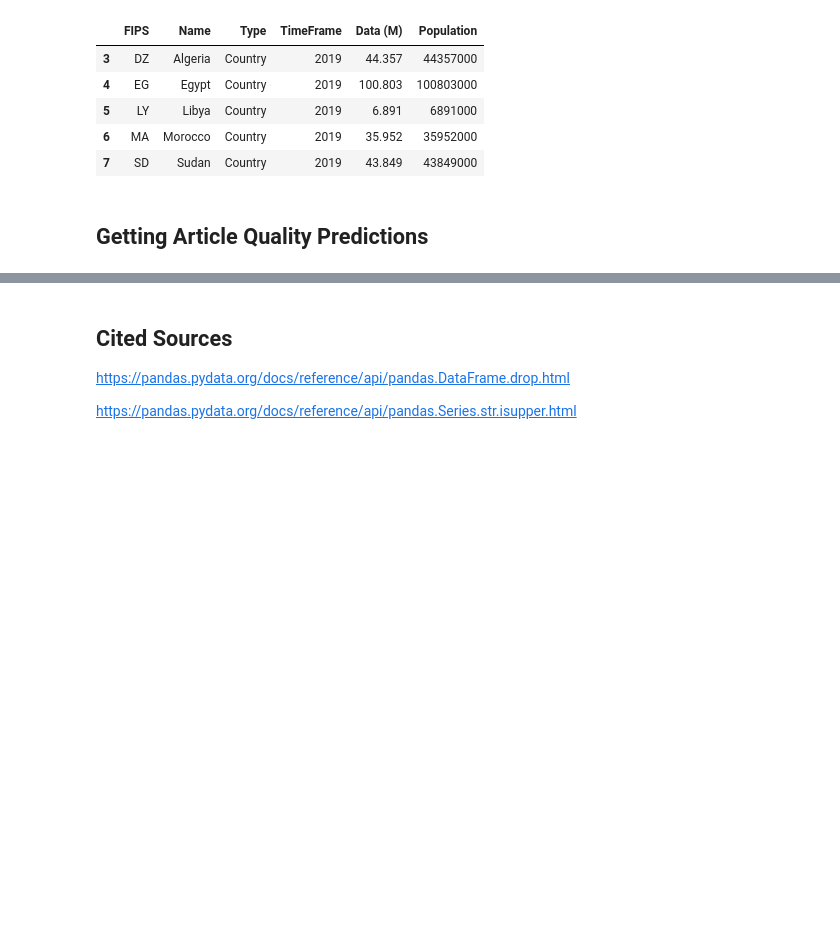
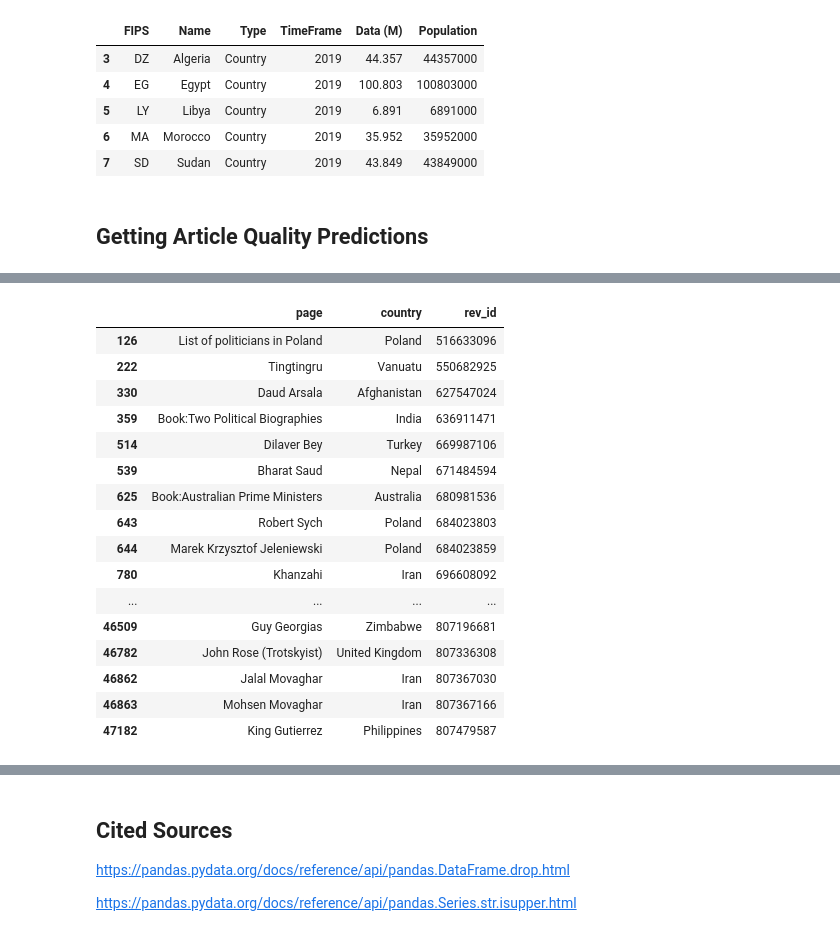
Before and after one commit to aaliyahfiala42/data-512-a2, a Jupyter notebook: hcds-a2-bias.ipynb, the cells around one changed output, grey strips where cells are left out. Saved outputs shown, nothing was run; the diff lists cells and outputs as text; code cells hidden in the pictures; blank space fills up the shorter version.

```diff
--- a/hcds-a2-bias.ipynb
+++ b/hcds-a2-bias.ipynb
@@ -143,0 +195,25 @@ You have two options for getting data from the ORES:
+# %%
+wiki_scores = []
+temp_predictions = [] #store nested predictions temporarily
+
+rev_id = [] #variable to store rev_id
+pred = [] #variable to store final predictions, including errors
+
+batchsize = 50 #set the batch size
+i = 1000
+batch = wiki_country_politician.rev_id.iloc[i:i+batchsize] # the result might be shorter than batchsize at the end
+json_results = api_call(endpoint, '|'.join(str(x) for x in batch))
+scores = json_results['enwiki']['scores']
+
+for p_id, p_info in scores.items():
+    temp_predictions.append(p_info['articlequality'])
+    rev_id.append(p_id) #store rev_id
+
+for p in temp_predictions:
+    for p_id, p_info in p.items():
+        if p_id == 'score':
+            #store predicted quality
+            pred.append(p_info['prediction'])
+        else:
+            #error: could not get the predicted quailty
+            pred.append('error')
@@ -143,0 +278,8 @@ You have two options for getting data from the ORES:
+# %%
+#convert lists to pd dataframes
+pred = pd.DataFrame(pred, columns = ['pred'])
+rev_id = pd.DataFrame(rev_id, columns = ['rev_id'])
+
+#merge rev_id's with associated predictions into a single dataframe
+predictions = pd.concat([rev_id, pred], axis = 1)
+predictions.head()
@@ -143,0 +296,26 @@ You have two options for getting data from the ORES:
+# %%
+#printing out all of the revision id's of wiki pages that the quality could not be predicted by the model
+rev_no_prediction = predictions[predictions['pred'] == 'error']['rev_id'].tolist()
+
+#printing 275 pages without predictions
+pd.option_context("display.max_rows", 300, "display.max_columns", 300)
+wiki_no_pred = wiki_country_politician[wiki_country_politician['rev_id'].isin(rev_no_prediction)]
+display(wiki_no_pred)
+# %% [output]
+|  | page | country | rev_id |
+| 126 | List of politicians in Poland | Poland | 516633096 |
+| 222 | Tingtingru | Vanuatu | 550682925 |
+| 330 | Daud Arsala | Afghanistan | 627547024 |
+| 359 | Book:Two Political Biographies | India | 636911471 |
+| 514 | Dilaver Bey | Turkey | 669987106 |
+| 539 | Bharat Saud | Nepal | 671484594 |
+| 625 | Book:Australian Prime Ministers | Australia | 680981536 |
+| 643 | Robert Sych | Poland | 684023803 |
+| 644 | Marek Krzysztof Jeleniewski | Poland | 684023859 |
+| 780 | Khanzahi | Iran | 696608092 |
+| ... | ... | ... | ... |
+| 46509 | Guy Georgias | Zimbabwe | 807196681 |
+| 46782 | John Rose (Trotskyist) | United Kingdom | 807336308 |
+| 46862 | Jalal Movaghar | Iran | 807367030 |
+| 46863 | Mohsen Movaghar | Iran | 807367166 |
+| 47182 | King Gutierrez | Philippines | 807479587 |
```
Also changed, not shown: parts of 47 cells of this notebook.
